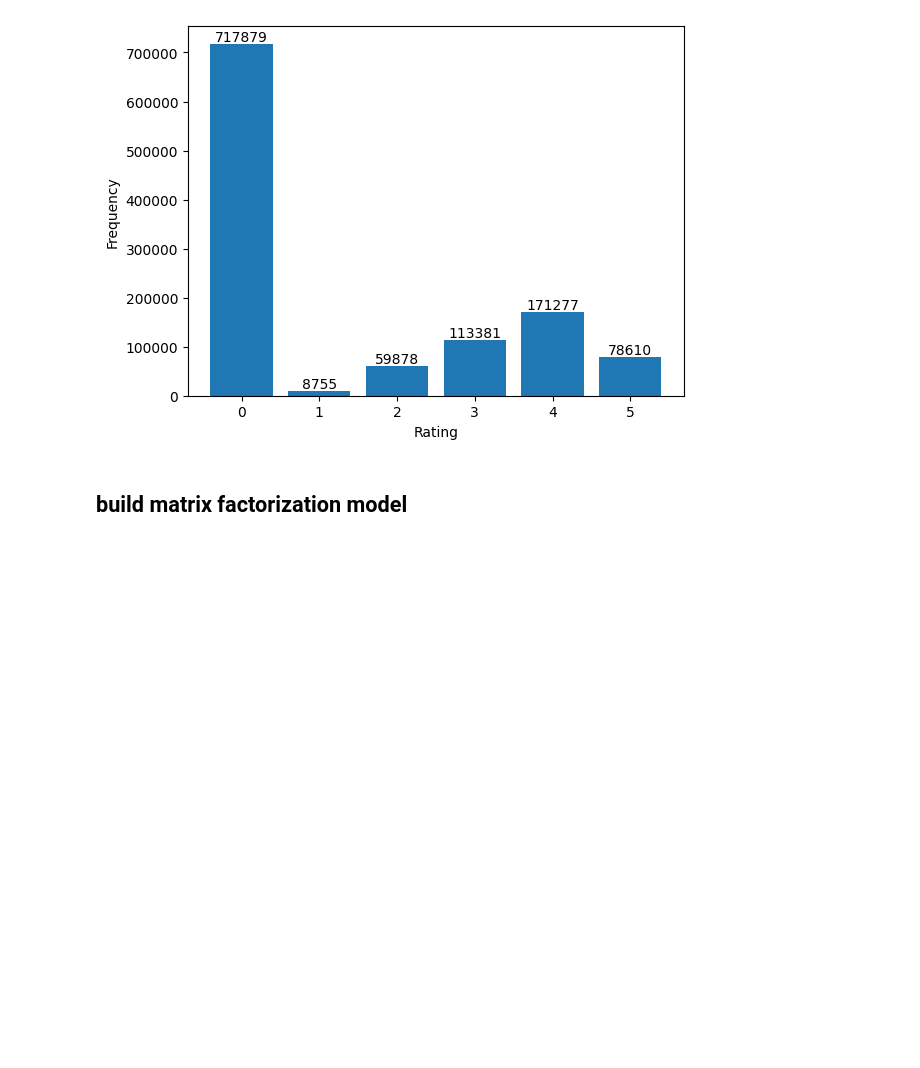
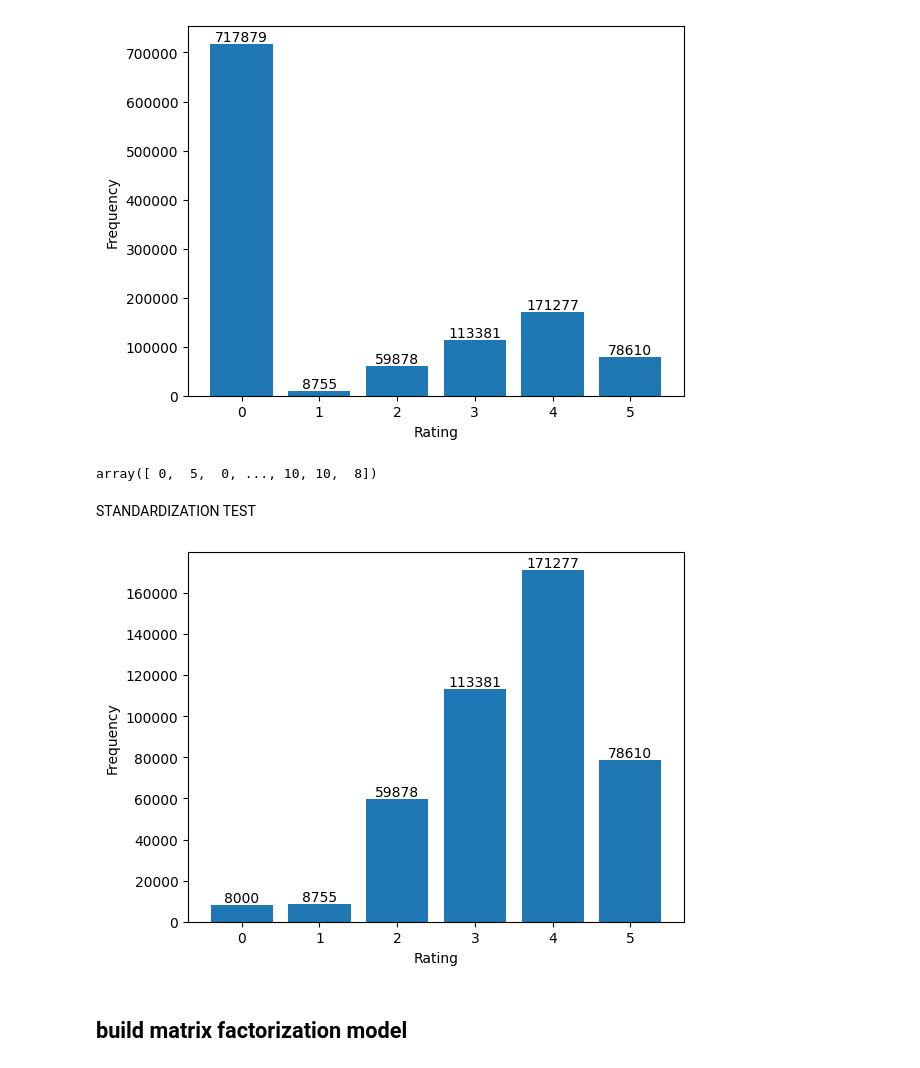
Before and after one commit to AyalSwaid/BookRecSys, a Jupyter notebook: Copy_of_recSysNotebook.ipynb, the cells around one changed output. Drawn from its saved outputs; the diff is of its cells as text; code cells hidden in the pictures; blank space fills up the shorter version.

```diff
--- a/Copy_of_recSysNotebook.ipynb
+++ b/Copy_of_recSysNotebook.ipynb
@@ -80,13 +80,13 @@ memory usage: 16.6+ MB
 # %% [markdown]
 ## Check ratings distributions
 # %%
-def show_ratings_dist(df):
-    rating_dist = df.groupby(['rating']).count().reset_index()
+def show_ratings_dist(df, col="rating"):
+    rating_dist = df.groupby([col]).count().reset_index()
     # rating_dist
     # plt.bar(rating_dist["rating"].values,rating_dist["userID"])
 
     fig, ax = plt.subplots()
-    bars = ax.bar(rating_dist["rating"].values, rating_dist["userID"])
+    bars = ax.bar(rating_dist[col].values, rating_dist["userID"])
     ax.set_xlabel("Rating")
     ax.set_ylabel("Frequency")
     ax.bar_label(bars)
@@ -101,6 +101,27 @@ ratings["rating"] = ratings["rating"].apply(lambda e: e//2)
 show_ratings_dist(ratings)
 # %% [output]
 [figure]
+# %%
+ratings["rating"].values
+# %% [output]
+array([ 0,  5,  0, ..., 10, 10,  8])
+# %% [markdown]
+STANDARDIZATION TEST
+# %%
+# from sklearn import preprocessing
+
+# x = ratings["rating"].values.reshape(-1,1) #returns a numpy array
+# min_max_scaler = preprocessing.MinMaxScaler()
+# ratings["norm_rating"] = min_max_scaler.fit_transform(x)
+# show_ratings_dist(ratings, "norm_rating")
+
+zeros = ratings[ratings['rating'] == 0].sample(n=8000, random_state=1)
+ratings_test = ratings[ratings['rating'] != 0]
+ratings = pd.concat([ratings_test, zeros], axis=0)
+
+show_ratings_dist(ratings, "rating")
+# %% [output]
+[figure, added]
 # %% [markdown]
 ## build matrix factorization model
 # %%
```
Also changed, not shown: parts of 6 cells of this notebook.
